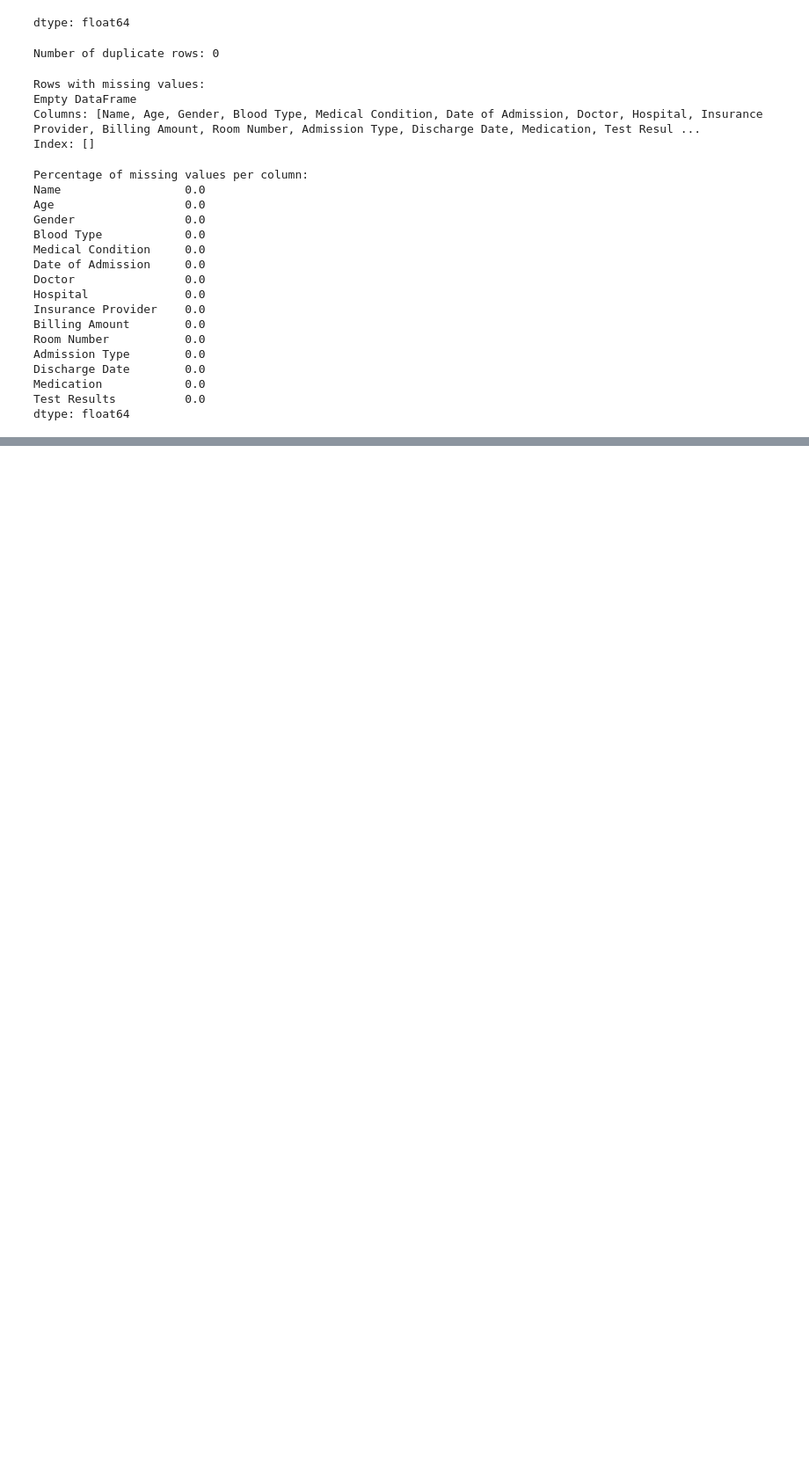
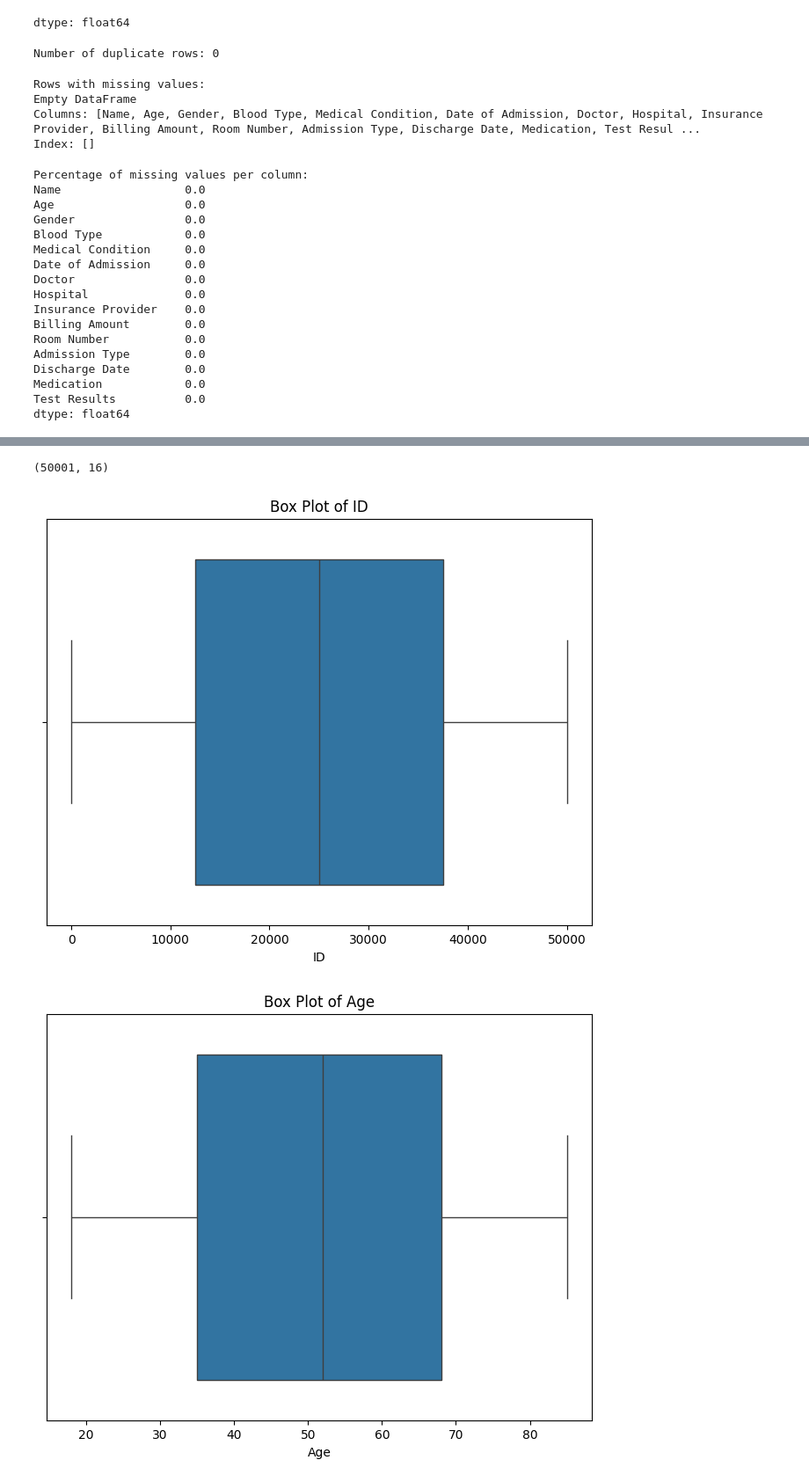
Before and after one commit to MennaKhaled17/CPP-UniPortal, a Jupyter notebook: HealthCareTask2.ipynb, the cells around one changed output, grey strips where cells are left out. Shown: that part at 88% size. Drawn from its saved outputs; the diff is of its cells as text; code cells hidden in the pictures; blank space fills up the shorter version.

Commit message:
outliers

```diff
--- a/HealthCareTask2.ipynb
+++ b/HealthCareTask2.ipynb
@@ -177,10 +177,3 @@ Discharge Date        0.0
 Medication            0.0
 Test Results          0.0
 dtype: float64
-# %%
-# Convert all text columns to proper case
-text_cols = ['Name', 'Gender', 'Blood Type', 'Medical Condition',
-             'Doctor', 'Hospital', 'Insurance Provider',
-             'Admission Type', 'Medication', 'Test Results']
-for col in text_cols:
-    df[col] = df[col].str.title()
@@ -195,0 +228,42 @@ df.head()
+# %%
+# prompt: remove  any outliers in the data
+
+import pandas as pd
+from scipy import stats
+
+# Assuming 'df' is your DataFrame
+
+# Identify numerical columns
+numerical_cols = df.select_dtypes(include=['number']).columns
+
+# Iterate through numerical columns and remove outliers using IQR method
+for col in numerical_cols:
+    Q1 = df[col].quantile(0.25)
+    Q3 = df[col].quantile(0.75)
+    IQR = Q3 - Q1
+    lower_bound = Q1 - 1.5 * IQR
+    upper_bound = Q3 + 1.5 * IQR
+    df = df[(df[col] >= lower_bound) & (df[col] <= upper_bound)]
+
+
+print(df.shape) # Check the new shape of your DataFrame
+# %% [output]
+(50001, 16)
+# %%
+# prompt: visiultion after seeing the data using box plot let the box plot in a right form
+
+import matplotlib.pyplot as plt
+import seaborn as sns
+
+# Assuming 'df' is your DataFrame and 'numerical_cols' is defined as before
+
+# Iterate through numerical columns and create box plots
+for col in numerical_cols:
+    plt.figure(figsize=(8, 6))  # Adjust figure size if needed
+    sns.boxplot(x=df[col])
+    plt.title(f'Box Plot of {col}')
+    plt.xlabel(col)
+    plt.show()
+# %% [output]
+[figure, added]
+[figure, added]
```
Also changed, not shown: parts of 7 cells of this notebook.
